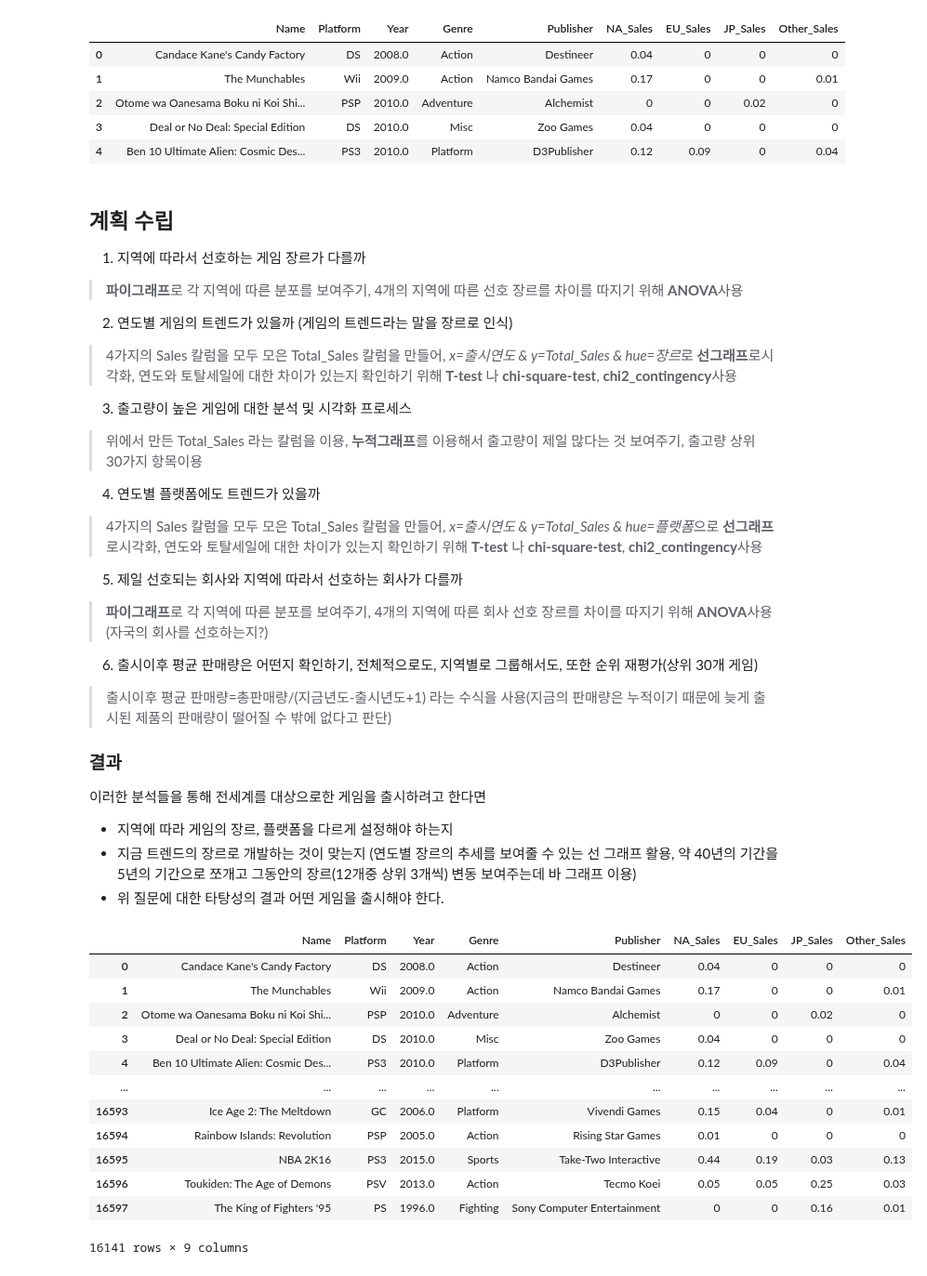
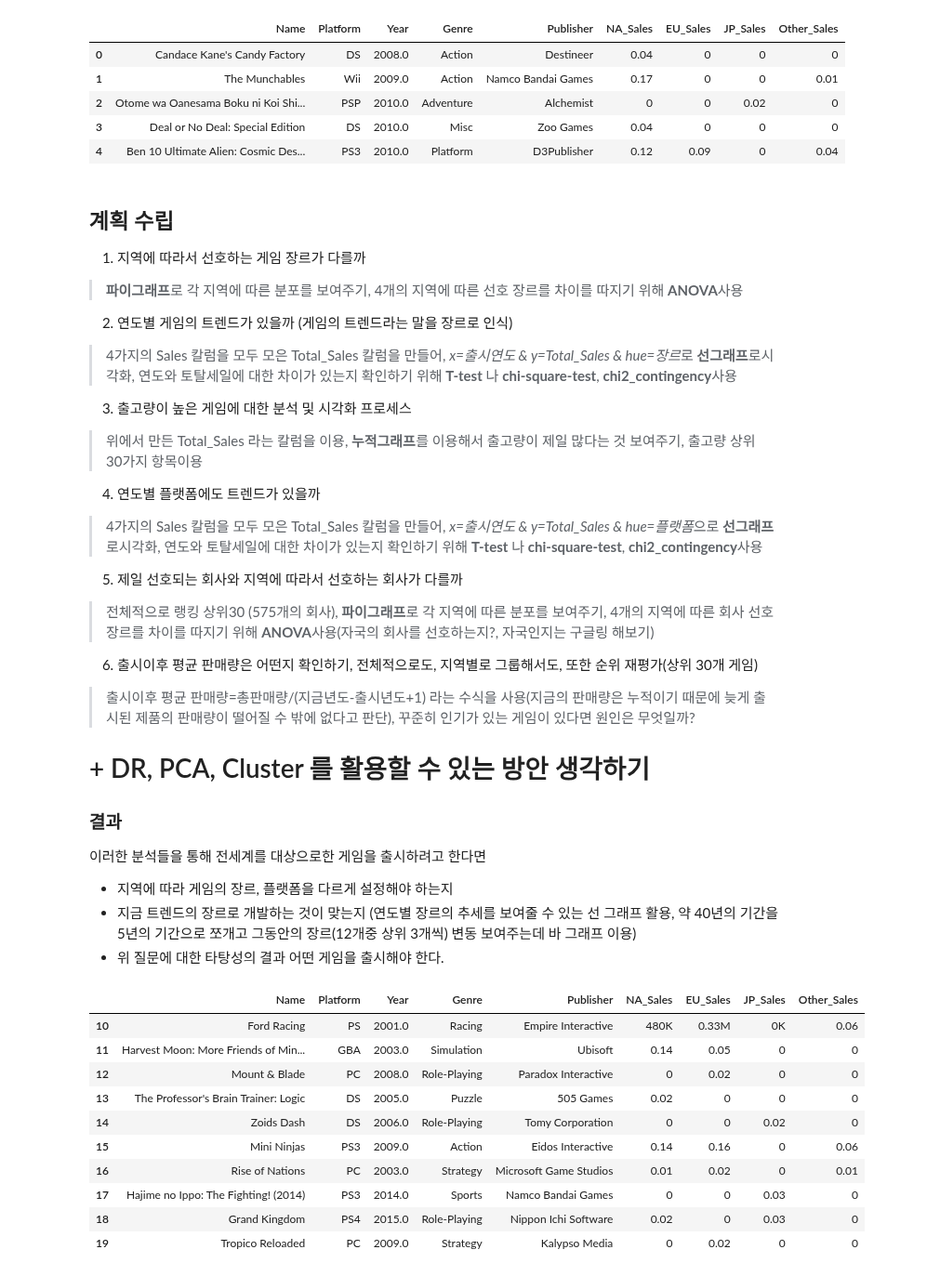
Before and after one commit to ohyunju/projects, a Jupyter notebook: project1/Project1.ipynb, the cells around one changed output. Shown at 93% size. Drawn from its saved outputs; the diff is of its cells as text; code cells hidden in the pictures.

```diff
--- a/project1/Project1.ipynb
+++ b/project1/Project1.ipynb
@@ -67,9 +67,11 @@ None
 4. 연도별 플랫폼에도 트렌드가 있을까
 > 4가지의 Sales 칼럼을 모두 모은 Total_Sales 칼럼을 만들어, *x=출시연도 & y=Total_Sales & hue=플랫폼*으로 **선그래프**로시각화, 연도와 토탈세일에 대한 차이가 있는지 확인하기 위해 **T-test** 나 **chi-square-test**, **chi2_contingency**사용
 5. 제일 선호되는 회사와 지역에 따라서 선호하는 회사가 다를까
-> **파이그래프**로 각 지역에 따른 분포를 보여주기, 4개의 지역에 따른 회사 선호 장르를 차이를 따지기 위해 **ANOVA**사용(자국의 회사를 선호하는지?)
+> 전체적으로 랭킹 상위30 (575개의 회사), **파이그래프**로 각 지역에 따른 분포를 보여주기, 4개의 지역에 따른 회사 선호 장르를 차이를 따지기 위해 **ANOVA**사용(자국의 회사를 선호하는지?, 자국인지는 구글링 해보기)
 6. 출시이후 평균 판매량은 어떤지 확인하기, 전체적으로도, 지역별로 그룹해서도, 또한 순위 재평가(상위 30개 게임)
-> 출시이후 평균 판매량=총판매량/(지금년도-출시년도+1) 라는 수식을 사용(지금의 판매량은 누적이기 때문에 늦게 출시된 제품의 판매량이 떨어질 수 밖에 없다고 판단)
+> 출시이후 평균 판매량=총판매량/(지금년도-출시년도+1) 라는 수식을 사용(지금의 판매량은 누적이기 때문에 늦게 출시된 제품의 판매량이 떨어질 수 밖에 없다고 판단), 꾸준히 인기가 있는 게임이 있다면 원인은 무엇일까?
+
+# + DR, PCA, Cluster 를 활용할 수 있는 방안 생각하기
 
 ### 결과
 이러한 분석들을 통해 전세계를 대상으로한 게임을 출시하려고 한다면
@@ -89,19 +91,19 @@ for i in header:
 # %%
 #'Year' 칼럼 100초과로 잡아줌
 df1=df_man[df_man.Year >100]
 df1.describe()
 df1 #(16141 rows × 9 columns)
+
+df1[10:20]
 # %% [output]
 |  | Name | Platform | Year | Genre | Publisher | NA_Sales | EU_Sales | JP_Sales | Other_Sales |
-| 0 | Candace Kane's Candy Factory | DS | 2008.0 | Action | Destineer | 0.04 | 0 | 0 | 0 |
-| 1 | The Munchables | Wii | 2009.0 | Action | Namco Bandai Games | 0.17 | 0 | 0 | 0.01 |
-| 2 | Otome wa Oanesama Boku ni Koi Shi... | PSP | 2010.0 | Adventure | Alchemist | 0 | 0 | 0.02 | 0 |
-| 3 | Deal or No Deal: Special Edition | DS | 2010.0 | Misc | Zoo Games | 0.04 | 0 | 0 | 0 |
-| 4 | Ben 10 Ultimate Alien: Cosmic Des... | PS3 | 2010.0 | Platform | D3Publisher | 0.12 | 0.09 | 0 | 0.04 |
-| ... | ... | ... | ... | ... | ... | ... | ... | ... | ... |
-| 16593 | Ice Age 2: The Meltdown | GC | 2006.0 | Platform | Vivendi Games | 0.15 | 0.04 | 0 | 0.01 |
-| 16594 | Rainbow Islands: Revolution | PSP | 2005.0 | Action | Rising Star Games | 0.01 | 0 | 0 | 0 |
-| 16595 | NBA 2K16 | PS3 | 2015.0 | Sports | Take-Two Interactive | 0.44 | 0.19 | 0.03 | 0.13 |
-| 16596 | Toukiden: The Age of Demons | PSV | 2013.0 | Action | Tecmo Koei | 0.05 | 0.05 | 0.25 | 0.03 |
-| 16597 | The King of Fighters '95 | PS | 1996.0 | Fighting | Sony Computer Entertainment | 0 | 0 | 0.16 | 0.01 |
+| 10 | Ford Racing | PS | 2001.0 | Racing | Empire Interactive | 480K | 0.33M | 0K | 0.06 |
+| 11 | Harvest Moon: More Friends of Min... | GBA | 2003.0 | Simulation | Ubisoft | 0.14 | 0.05 | 0 | 0 |
+| 12 | Mount & Blade | PC | 2008.0 | Role-Playing | Paradox Interactive | 0 | 0.02 | 0 | 0 |
+| 13 | The Professor's Brain Trainer: Logic | DS | 2005.0 | Puzzle | 505 Games | 0.02 | 0 | 0 | 0 |
+| 14 | Zoids Dash | DS | 2006.0 | Role-Playing | Tomy Corporation | 0 | 0 | 0.02 | 0 |
+| 15 | Mini Ninjas | PS3 | 2009.0 | Action | Eidos Interactive | 0.14 | 0.16 | 0 | 0.06 |
+| 16 | Rise of Nations | PC | 2003.0 | Strategy | Microsoft Game Studios | 0.01 | 0.02 | 0 | 0.01 |
+| 17 | Hajime no Ippo: The Fighting! (2014) | PS3 | 2014.0 | Sports | Namco Bandai Games | 0 | 0 | 0.03 | 0 |
+| 18 | Grand Kingdom | PS4 | 2015.0 | Role-Playing | Nippon Ichi Software | 0.02 | 0 | 0.03 | 0 |
+| 19 | Tropico Reloaded | PC | 2009.0 | Strategy | Kalypso Media | 0 | 0.02 | 0 | 0 |
-16141 rows × 9 columns
```
Also changed, not shown: parts of 3 cells of this notebook.
